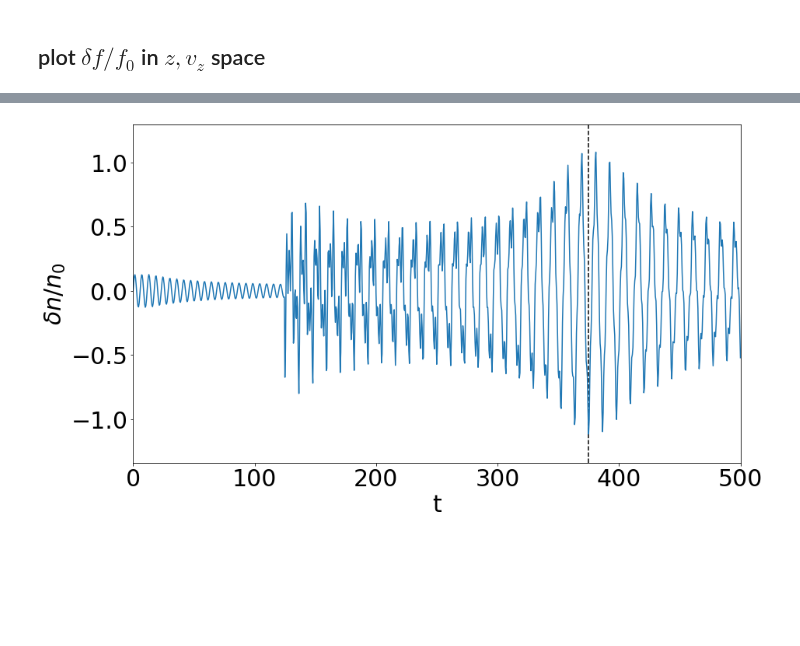
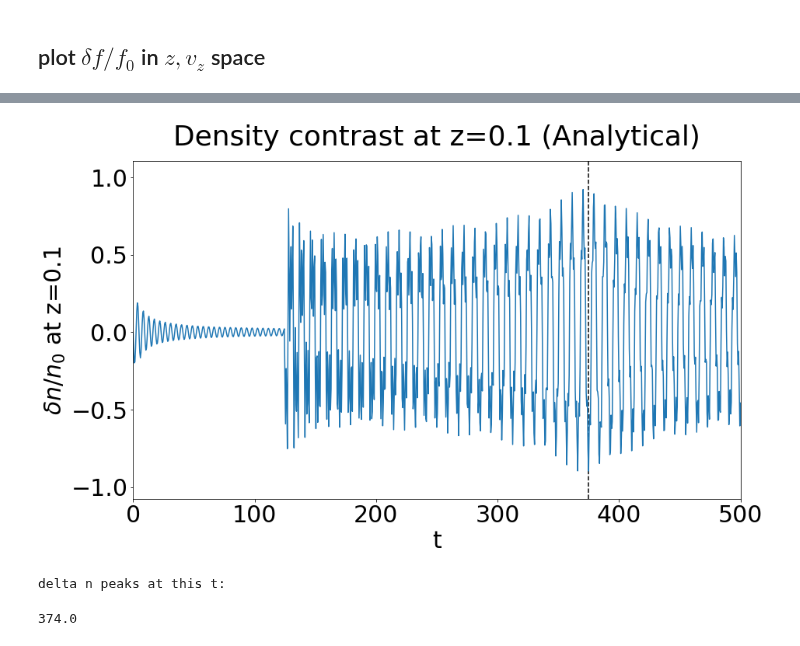
Before and after one commit to Jupiter1994/plasma-echo, a Jupyter notebook: Galactic Phase Mixing and Echo.ipynb, the cells around one changed output, grey strips where cells are left out. Cells and saved outputs as stored; diff of their text form; code cells hidden in the pictures; blank space fills up the shorter version.

```diff
--- a/Galactic Phase Mixing and Echo.ipynb
+++ b/Galactic Phase Mixing and Echo.ipynb
@@ -676,9 +662,9 @@ if make_animation:
 # %%
-# calculate the overdensity at z=z_offset as a function of time; ie, delta_n(z=z_offset)
+# calculate the overdensity at z=z_offset as a function of time; ie, delta_n/n_0(z=z_offset)
 start = time.time()
 delta_n_over_ns = []
 
-z_offset = 2.25
+z_offset = .1
 # find index of z_offset within zs
 z_offset_ind = np.where(np.isclose(zs[0], z_offset, atol=1.1*zlim/N_z))[0][0]
 
@@ -703,8 +689,9 @@ for t in ts:
         print("t = " + str(t))
         print(f'Elapsed t: {np.round(time.time() - start, 1)} seconds')
 
+    # compute deltan over n_0 at z_offset
     deltan_over_n0 = np.sum(delta_f_full(thetas_offset, Js_offset, t, t1, t2, n1, n2, A1, A2)) / \
-            np.sum(f_0(Js_offset))
+           np.sum(f_0(Js_offset))
 
     delta_n_over_ns.append(deltan_over_n0)
 
@@ -718,18 +705,19 @@ plt.plot(ts, delta_n_over_ns)
 
 plt.xlabel('t')
 plt.xlim(tmin, tmax)
-plt.ylabel(f'$\delta n / n_0$')
+plt.ylabel(f'$\delta n / n_0$ at z={z_offset}')
 #plt.title(f'$\delta n / n_0$ at z={z_offset}')
-ymin = min(delta_n_over_ns)
-ymax = max(delta_n_over_ns)
-plt.ylim(ymin*1.2, ymax*1.2)
+ymin = 1.2 * min(delta_n_over_ns)
+ymax = 1.2 * max(delta_n_over_ns)
+plt.ylim(ymin, ymax)
 
-plt.vlines([t_echo], ymin*1.2, ymax*1.2, colors='black', linestyles='--')
+plt.title(f'Density contrast at z={z_offset} (Analytical)', pad=20)
+plt.vlines([t_echo], ymin, ymax, colors='black', linestyles='--')
 
 save_fig = False
 if save_fig:
     #plt.savefig('Galactic echo/two_hammers_deltan_over_n0_temp.png')
-    plt.savefig(f'deltan_over_n0_z={z_offset}.png')
+    plt.savefig(f'deltan_over_n0_z={z_offset}.png', dpi=300)
 
 plt.show()
 
@@ -750,7 +738,10 @@ Elapsed t: 0.6 seconds
-[figure, old version]
+[figure, new version]
 # %%
 # t after t2 where delta_n peaks
 # (the +2 offset is needed because delta_n_array has 2 extra terms at the start, idk why)
 second_hammer_t = (int) (t2 / tstep)
 print("delta n peaks at this t:")
 ts[np.argmax(np.abs(delta_n_over_ns[(second_hammer_t+2):]))]+t2
+# %% [output]
+delta n peaks at this t:
+374.0
```
Also changed, not shown: parts of 7 cells of this notebook, 12 other files.
